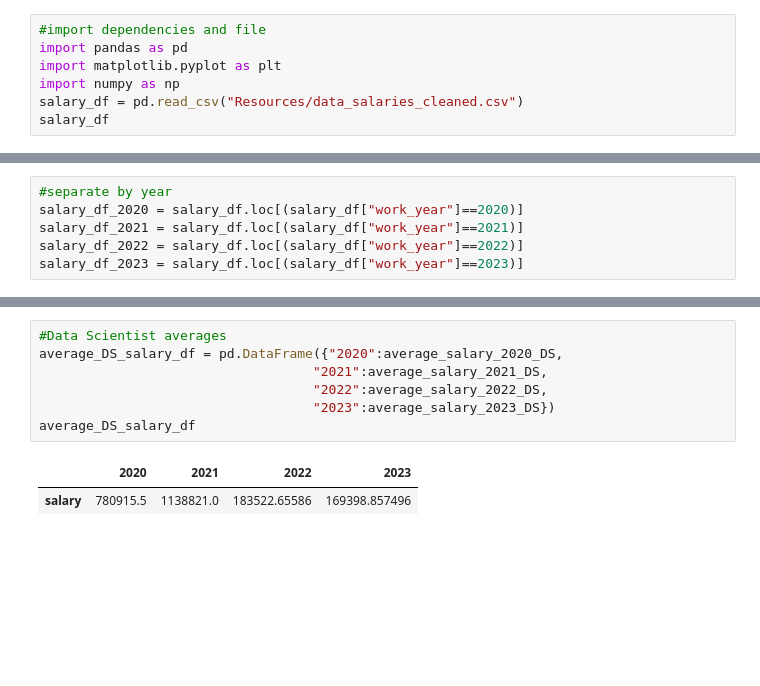
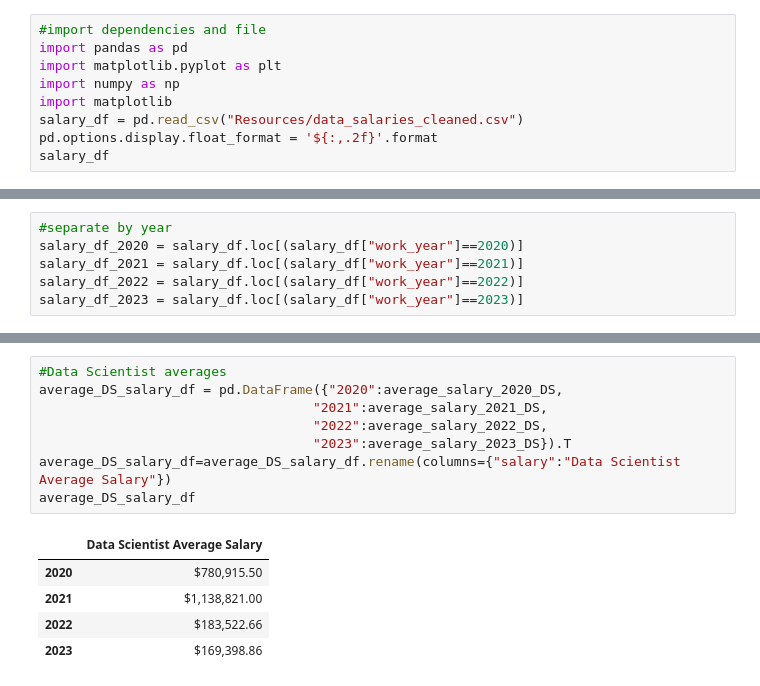
Before and after one commit to christian-a-smith/project-1, a Jupyter notebook: Trends-over-3-years.ipynb, the cells around one changed output, grey strips where cells are left out. Drawn from its saved outputs; the diff is of its cells as text; blank space fills up the shorter version.

```diff
--- a/Trends-over-3-years.ipynb
+++ b/Trends-over-3-years.ipynb
@@ -3,7 +3,9 @@
 import pandas as pd
 import matplotlib.pyplot as plt
 import numpy as np
+import matplotlib
 salary_df = pd.read_csv("Resources/data_salaries_cleaned.csv")
+pd.options.display.float_format = '${:,.2f}'.format
 salary_df
 # %% [output]
 |  | Unnamed: 0 | work_year | experience_level | employment_type | job_title | salary | remote_ratio | ... |
@@ -212,10 +219,14 @@ average_DA_salary_df.plot.bar()
 # %%
 #Data Scientist averages
 average_DS_salary_df = pd.DataFrame({"2020":average_salary_2020_DS,
                                    "2021":average_salary_2021_DS,
                                    "2022":average_salary_2022_DS,
-                                   "2023":average_salary_2023_DS})
+                                   "2023":average_salary_2023_DS}).T
+average_DS_salary_df=average_DS_salary_df.rename(columns={"salary":"Data Scientist Average Salary"})
 average_DS_salary_df
 # %% [output]
-|  | 2020 | 2021 | 2022 | 2023 |
-| salary | 780915.5 | 1138821.0 | 183522.65586 | 169398.857496 |
+|  | Data Scientist Average Salary |
+| 2020 | $780,915.50 |
+| 2021 | $1,138,821.00 |
+| 2022 | $183,522.66 |
+| 2023 | $169,398.86 |
```
Also changed, not shown: parts of 19 cells of this notebook.
